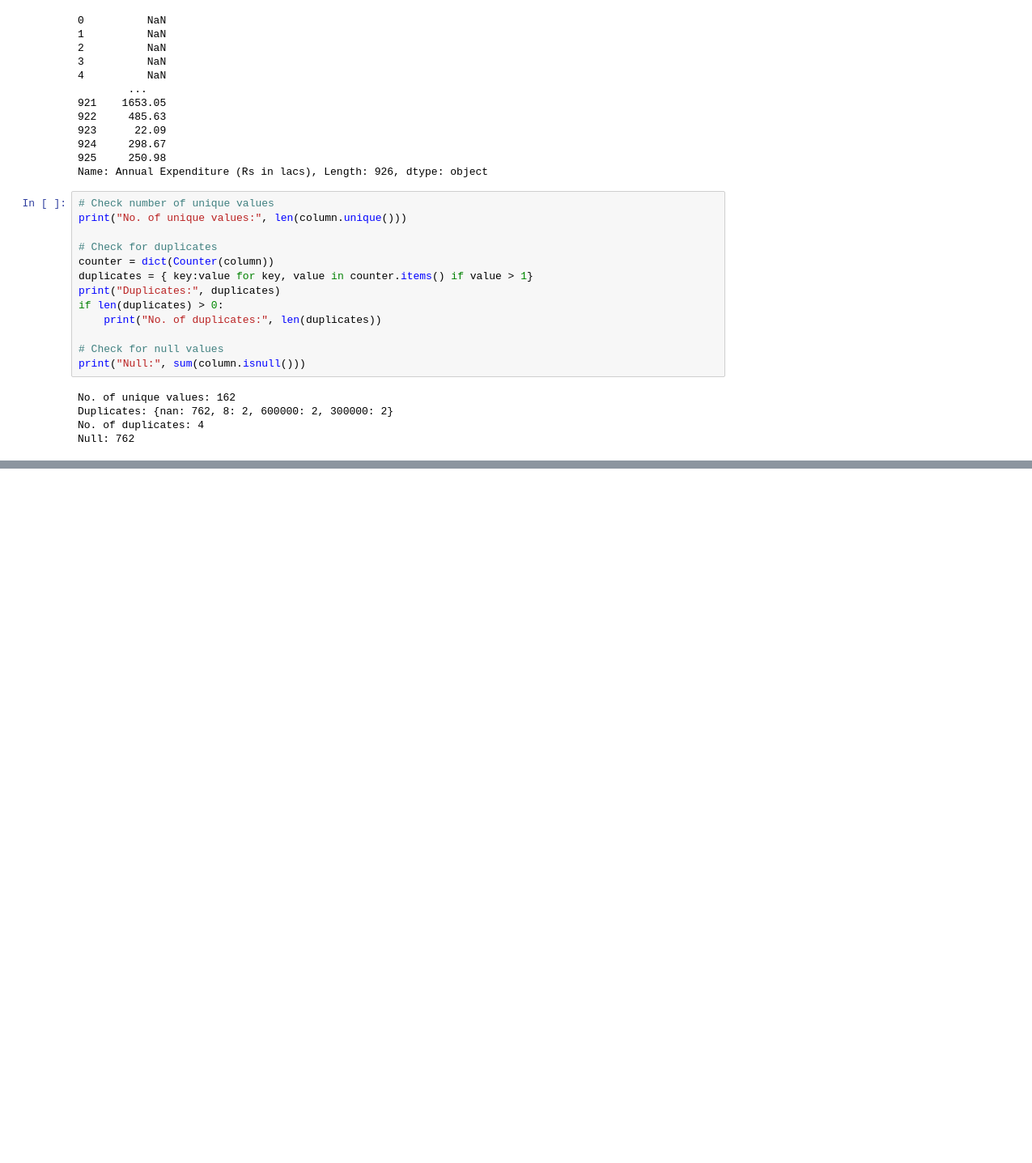
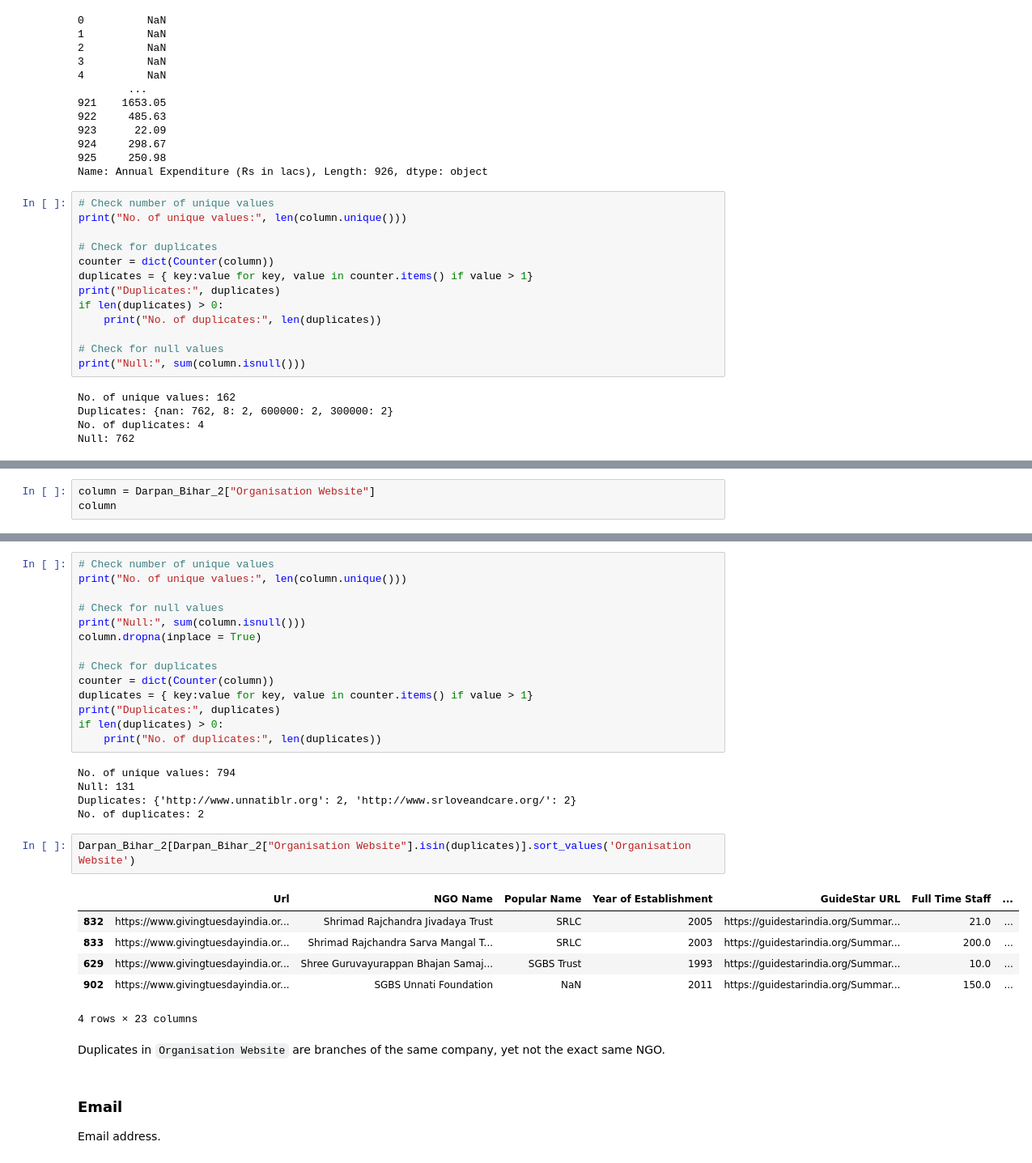
Before and after one commit to shayan-khoygani/Codebook, a Jupyter notebook: DarpanBihar3192020/DarpanBihar3192020.ipynb, the cells around one changed output, grey strips where cells are left out. Shown at 81% size. Drawn from its saved outputs; the diff is of its cells as text; blank space fills up the shorter version.

````diff
--- a/DarpanBihar3192020/DarpanBihar3192020.ipynb
+++ b/DarpanBihar3192020/DarpanBihar3192020.ipynb
@@ -714,0 +871,3 @@ Null: 762
+# %%
+column = Darpan_Bihar_2["Organisation Website"]
+column
@@ -714,0 +887,34 @@ Null: 762
+# %%
+# Check number of unique values
+print("No. of unique values:", len(column.unique()))
+
+# Check for null values
+print("Null:", sum(column.isnull()))
+column.dropna(inplace = True)
+
+# Check for duplicates
+counter = dict(Counter(column))
+duplicates = { key:value for key, value in counter.items() if value > 1}
+print("Duplicates:", duplicates)
+if len(duplicates) > 0:
+    print("No. of duplicates:", len(duplicates))
+# %% [output]
+No. of unique values: 794
+Null: 131
+Duplicates: {'http://www.unnatiblr.org': 2, 'http://www.srloveandcare.org/': 2}
+No. of duplicates: 2
+# %%
+Darpan_Bihar_2[Darpan_Bihar_2["Organisation Website"].isin(duplicates)].sort_values('Organisation Website')
+# %% [output]
+|  | Url | NGO Name | Popular Name | Year of Establishment | GuideStar URL | Full Time Staff | ... |
+| 832 | https://www.givingtuesdayindia.or... | Shrimad Rajchandra Jivadaya Trust | SRLC | 2005 | https://guidestarindia.org/Summar... | 21.0 | ... |
+| 833 | https://www.givingtuesdayindia.or... | Shrimad Rajchandra Sarva Mangal T... | SRLC | 2003 | https://guidestarindia.org/Summar... | 200.0 | ... |
+| 629 | https://www.givingtuesdayindia.or... | Shree Guruvayurappan Bhajan Samaj... | SGBS Trust | 1993 | https://guidestarindia.org/Summar... | 10.0 | ... |
+| 902 | https://www.givingtuesdayindia.or... | SGBS Unnati Foundation | NaN | 2011 | https://guidestarindia.org/Summar... | 150.0 | ... |
+4 rows × 23 columns
+# %% [markdown]
+Duplicates in ```Organisation Website``` are branches of the same company, yet not the exact same NGO.
+# %% [markdown]
+### Email
+<a class="anchor" id="5.2.14"></a>
+Email address.
````
Also changed, not shown: parts of 54 cells of this notebook.
